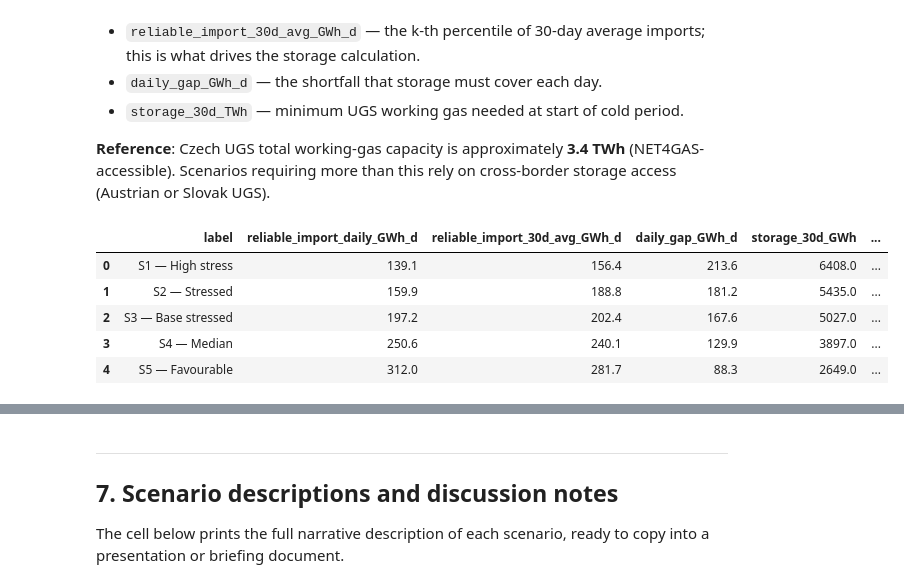
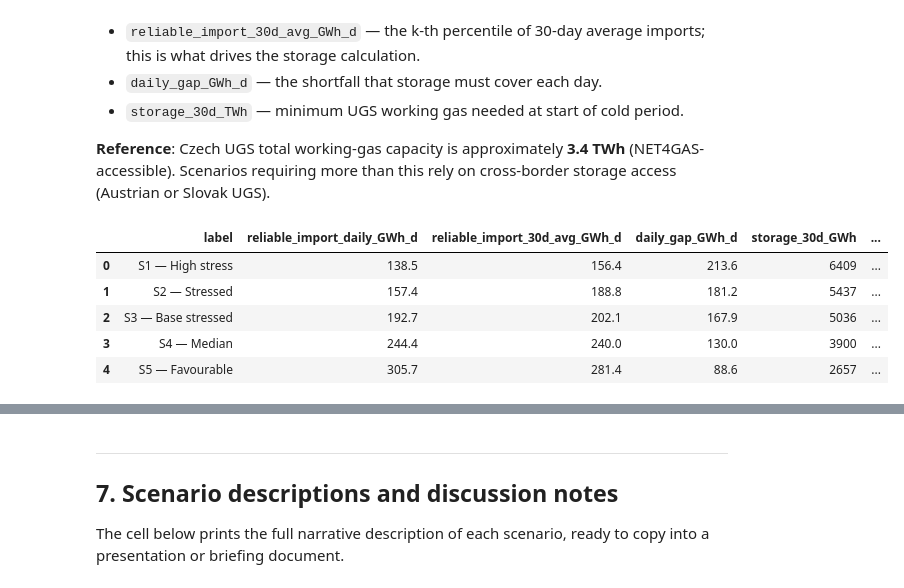
Before and after one commit to sikmartin/bsd_revamp, a Jupyter notebook: notebooks/analysis.ipynb, the cells around one changed output, grey strips where cells are left out. Saved outputs shown, nothing was run; the diff lists cells and outputs as text; code cells hidden in the pictures.

```diff
--- a/notebooks/analysis.ipynb
+++ b/notebooks/analysis.ipynb
@@ -79,17 +79,15 @@ We load two views of the same raw file:
 3. **`daily_full`** — same as `daily` but without the cutoff, loaded purely
    for the historical time-series chart in Section 2.
 # %%
-daily = bdata.load_daily_imports(DATA_FILE, cutoff=CUTOFF)
-daily_by_source = bdata.load_daily_imports_by_source(DATA_FILE, cutoff=CUTOFF)
+daily = load_daily_imports(cutoff=CUTOFF)
+daily_by_source = load_daily_imports_by_source(cutoff=CUTOFF)
 
 # Full history for the structural-break chart only.
-daily_full = bdata.load_daily_imports(
-    DATA_FILE,
-    cutoff=pd.Timestamp("2020-01-01"),   # go back to start of dataset
-)
+daily_full = load_daily_imports(cutoff="2020-01-01")
 
-print(f"Post-cutoff observations : {len(daily):,} days")
-print(f"Date range               : {daily['date'].min().date()} → {daily['date'].max().date()}")
-print(f"Winter days (Nov–Mar)    : {daily['is_winter'].sum():,}")
+print(f"Post-cutoff observations: {len(daily):,} days")
+print(f"Date range: {daily['date'].min().date()} → {daily['date'].max().date()}")
+print(f"Winter days (Oct–Mar): {daily['is_winter'].sum():,}")
+
 daily.head(3)
 # %% [output]
@@ -243,0 +272,3 @@ fig;
+# %%
+for s in bsd.DEFAULT_SCENARIOS:
+    print(f"Scénář {s.key} představuje {s.percentile} percentil dovozu")
@@ -268,24 +305,44 @@ where `30d_sustained_import` is the k-th percentile of the distribution of
 **3.4 TWh** (NET4GAS-accessible).  Scenarios requiring more than this rely
 on cross-border storage access (Austrian or Slovak UGS).
 # %%
-results = bcap.storage_scenarios(daily, peak_demand_GWh_d=PEAK_DEMAND_GWH_D)
+winter_vals = daily.loc[daily["is_winter"], "GWh_d"]
+roll30      = daily["GWh_d"].rolling(30, min_periods=30).mean()
+winter_roll = roll30[daily["is_winter"]].dropna()
+
+rows = []
+for s in bsd.DEFAULT_SCENARIOS:
+    daily_p = winter_vals.quantile(s.percentile / 100)
+    roll_p  = winter_roll.quantile(s.percentile / 100)
+    gap_d   = max(0.0, PEAK_DEMAND_GWH_D - roll_p)
+    rows.append({
+        "label":                         s.label,
+        "import_percentile":             s.percentile,
+        "description":                   s.description,
+        "reliable_import_daily_GWh_d":   round(daily_p, 1),
+        "reliable_import_30d_avg_GWh_d": round(roll_p, 1),
+        "daily_gap_GWh_d":               round(gap_d, 1),
+        "storage_30d_GWh":               round(gap_d * 30),
+        "storage_30d_TWh":               round(gap_d * 30 / 1000, 2),
+    })
+
+results = pd.DataFrame(rows)
 
 display_cols = [
     "label",
     "reliable_import_daily_GWh_d",
     "reliable_import_30d_avg_GWh_d",
     "daily_gap_GWh_d",
     "storage_30d_GWh",
     "storage_30d_TWh",
 ]
 results[display_cols]
 # %% [output]
 |  | label | reliable_import_daily_GWh_d | reliable_import_30d_avg_GWh_d | daily_gap_GWh_d | storage_30d_GWh | ... |
-| 0 | S1 — High stress | 139.1 | 156.4 | 213.6 | 6408.0 | ... |
-| 1 | S2 — Stressed | 159.9 | 188.8 | 181.2 | 5435.0 | ... |
-| 2 | S3 — Base stressed | 197.2 | 202.4 | 167.6 | 5027.0 | ... |
-| 3 | S4 — Median | 250.6 | 240.1 | 129.9 | 3897.0 | ... |
-| 4 | S5 — Favourable | 312.0 | 281.7 | 88.3 | 2649.0 | ... |
+| 0 | S1 — High stress | 138.5 | 156.4 | 213.6 | 6409 | ... |
+| 1 | S2 — Stressed | 157.4 | 188.8 | 181.2 | 5437 | ... |
+| 2 | S3 — Base stressed | 192.7 | 202.1 | 167.9 | 5036 | ... |
+| 3 | S4 — Median | 244.4 | 240.0 | 130.0 | 3900 | ... |
+| 4 | S5 — Favourable | 305.7 | 281.4 | 88.6 | 2657 | ... |
 # %%
 fig = bplot.scenario_bar(results, czechugs_capacity_TWh=CZECH_UGS_CAPACITY_TWH)
 fig.savefig(FIGS_DIR / "storage_scenarios.png", bbox_inches="tight")
```
Also changed, not shown: parts of 12 cells of this notebook, 5 other files.
